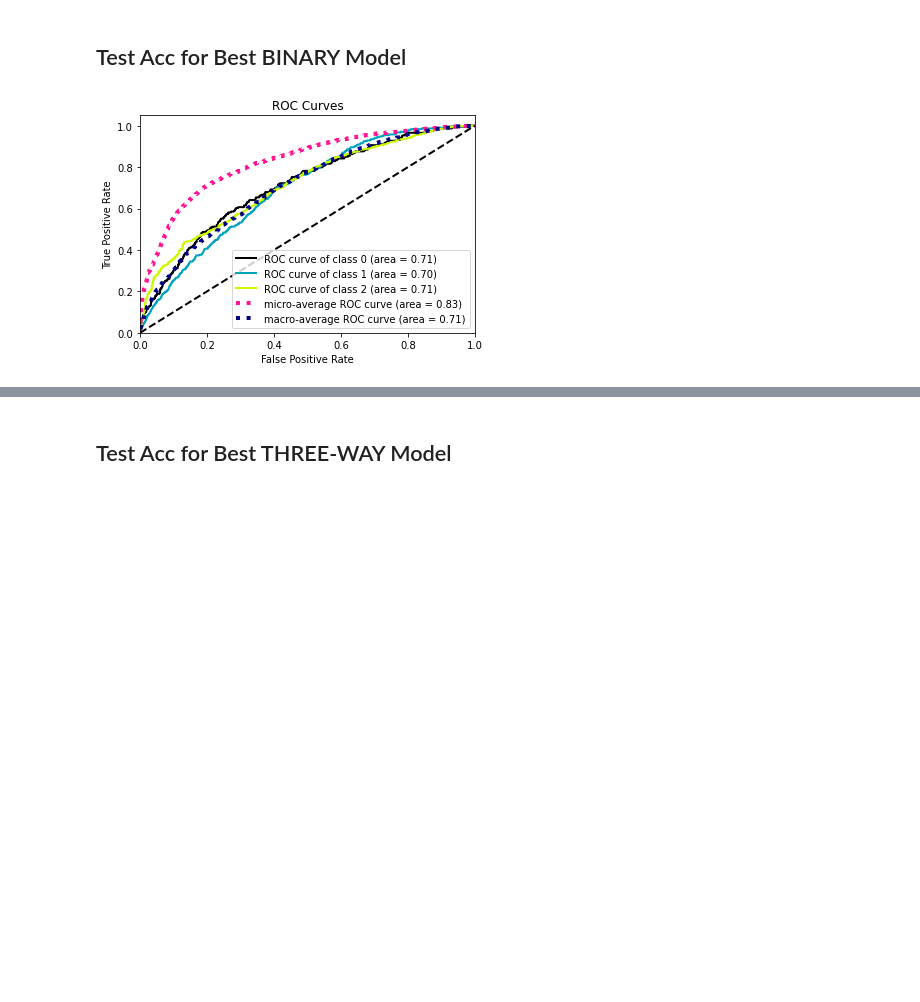
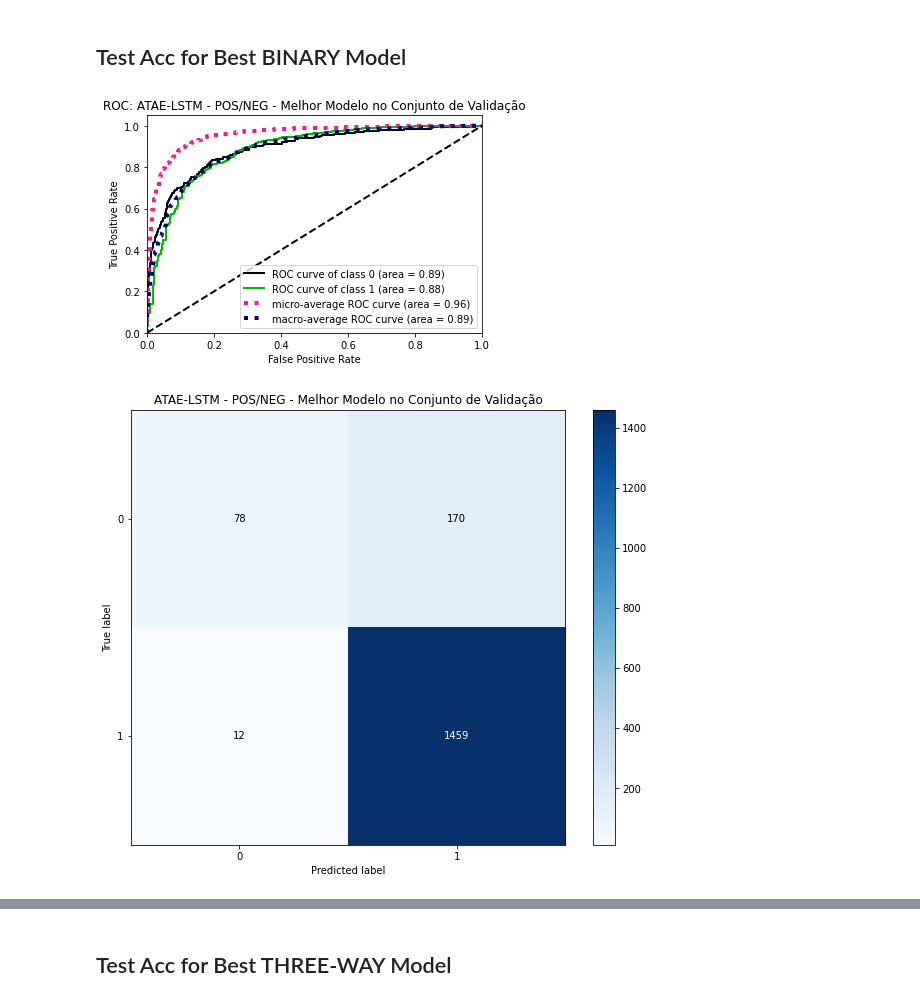
Before and after one commit to ulissesbcorrea/atae-lstm-theano-modified, a Jupyter notebook: processa_results_atae_lstm.ipynb, the cells around one changed output, grey strips where cells are left out. Cells and saved outputs as stored; diff of their text form; code cells hidden in the pictures; blank space fills up the shorter version.

```diff
--- a/processa_results_atae_lstm.ipynb
+++ b/processa_results_atae_lstm.ipynb
@@ -64,10 +113,17 @@ def calculate_metrics(best_model_results):
     return rep, precision, recall, fscore, support, cm
 # %% [markdown]
 ## Test Acc for Best BINARY Model
-# %%
-rep, precision, recall, fscore, support, cm = calculate_metrics(best_model2)
-# %% [output]
-[figure, removed]
+# %%
+rep, precision, recall, fscore, support, cm = calculate_metrics(best_model2,
+                                                fig_file_name = 'ATAE_LSTM_best_binary_model_roc.pdf',
+                                                roc_title = 'ATAE-LSTM - POS/NEG - Melhor Modelo no Conjunto de Validação',
+                                                cm_file_name = 'ATAE_LSTM_best_binary_model_cm.pdf',
+                                                cm_title = 'ATAE-LSTM - POS/NEG - Melhor Modelo no Conjunto de Validação',
+                                                binary = True,
+                                                mode = 'train')
+# %% [output]
+[figure, added]
+[figure, added]
 # %%
 rep
 # %% [output]
```
Also changed, not shown: parts of 8 cells of this notebook, 4 other files.
